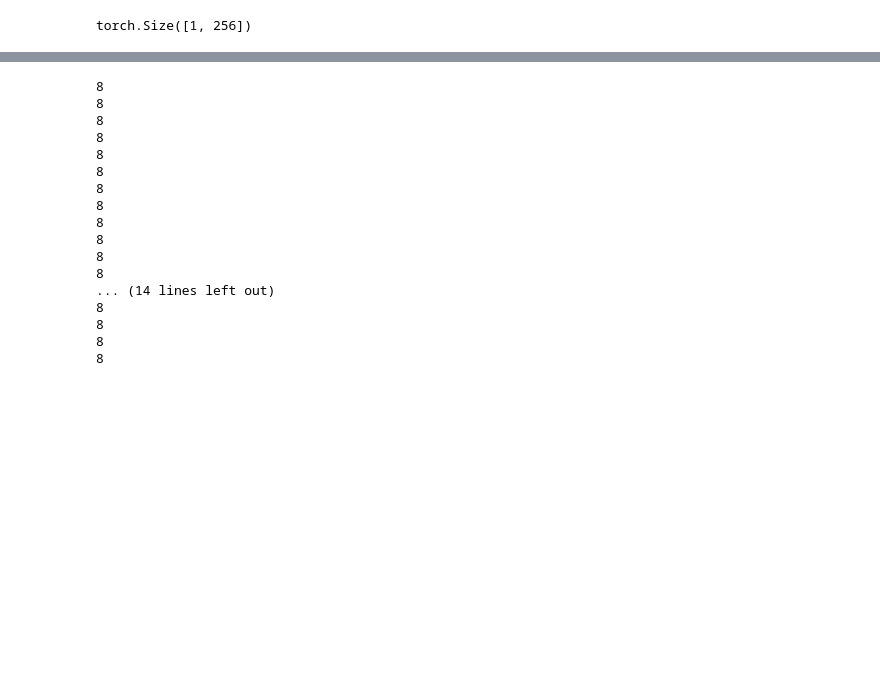
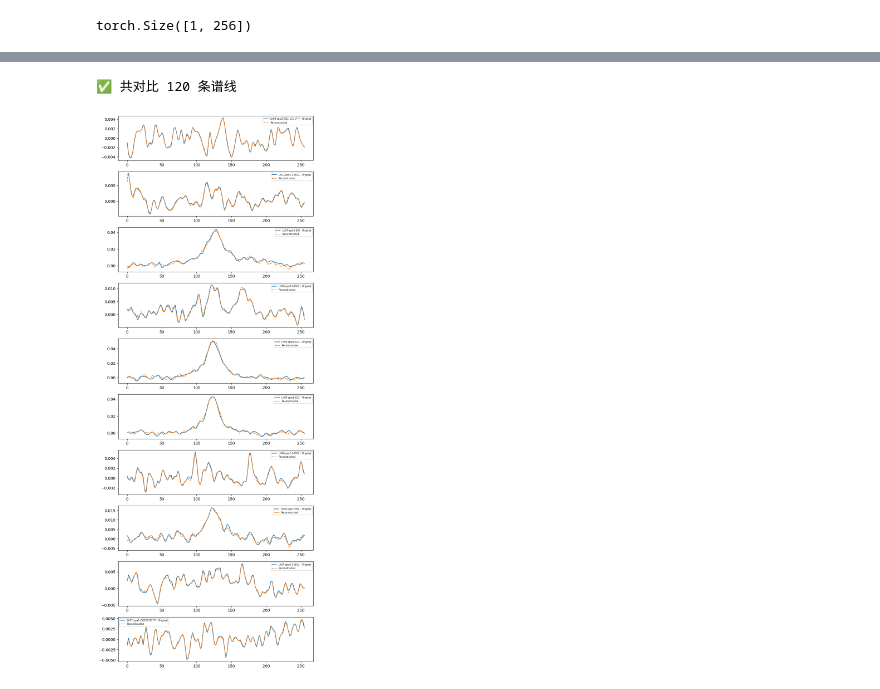
Before and after one commit to Neuvillette-Fontaine/spectrum-with-VAE, a Jupyter notebook: Untitled.ipynb, the cells around one changed output, grey strips where cells are left out. Cells and saved outputs as stored; diff of their text form; code cells hidden in the pictures; blank space fills up the shorter version.

```diff
--- a/Untitled.ipynb
+++ b/Untitled.ipynb
@@ -369,67 +639,50 @@ Epoch 12: avg loss = 5.8514
 # %%
 # ============================================
 # ✅ 可视化所有样本的原始谱线与重建谱线（修正版）
 # ============================================
 import matplotlib.pyplot as plt
 
 model.eval()
 all_original = []
 all_reconstructed = []
 all_names = []
 
 
 with torch.no_grad():
     for x_batch, names, scales_batch in dataloader:
-        print(len(x_batch))
-        print(len(scales_batch))
-#         x_batch = x_batch.to(DEVICE)
-#         scales_batch = scales_batch.to(DEVICE)
+        x_batch = x_batch.to(DEVICE)
+        scales_batch = scales_batch.to(DEVICE)
 
-#         recon_norm, _, _, _ = model(x_batch)
+        recon_norm, _, _, _ = model(x_batch)
 
-#         # ---- 关键！反归一化恢复原始幅度 ----
-#         original = x_batch * scales_batch
-#         recon = recon_norm * scales_batch
+        # ---- 关键！反归一化恢复原始幅度 ----
+        original = x_batch * scales_batch
+        recon = recon_norm * scales_batch
 
-#         all_original.append(original.cpu())
-#         all_reconstructed.append(recon.cpu())
-#         all_names.extend(names)
+        all_original.append(original.cpu())
+        all_reconstructed.append(recon.cpu())
+        all_names.extend(names)
 
-# # 合并成一个大 tensor
-# all_original = torch.cat(all_original, dim=0).numpy().squeeze(1)
-# all_reconstructed = torch.cat(all_reconstructed, dim=0).numpy().squeeze(1)
+# 合并成一个大 tensor
+all_original = torch.cat(all_original, dim=0).numpy().squeeze(1)
+all_reconstructed = torch.cat(all_reconstructed, dim=0).numpy().squeeze(1)
 
-# print(f"✅ 共对比 {len(all_names)} 条谱线")
+print(f"✅ 共对比 {len(all_names)} 条谱线")
 
-# # ==============================
-# # 绘制所有谱线（每条独立一行）
-# # ==============================
-# n = len(all_names)
-# plt.figure(figsize=(8, 2 * n))
+# ==============================
+# 绘制所有谱线（每条独立一行）
+# ==============================
+n = len(all_names)
+plt.figure(figsize=(8, 2 * n))
 
-# for i in range(5):
-#     plt.subplot(n, 1, i + 1)
-#     plt.plot(all_original[i], label=f"{all_names[i]} - Original")
-#     plt.plot(all_reconstructed[i], label="Reconstructed", linestyle="--")
-#     plt.legend(fontsize=6)
+for i in range(10):
+    plt.subplot(n, 1, i + 1)
+    plt.plot(all_original[i], label=f"{all_names[i]} - Original")
+    plt.plot(all_reconstructed[i], label="Reconstructed", linestyle="--")
+    plt.legend(fontsize=6)
 
-# plt.tight_layout()
-# plt.show()
+plt.tight_layout()
+plt.show()
 # %% [output]
-8
-8
-8
-8
-8
-8
-8
-8
-8
-8
-8
-8
-... (14 lines left out)
-8
-8
-8
-8
+✅ 共对比 120 条谱线
+[figure, added]
```
Also changed, not shown: parts of 3 cells of this notebook, 1 other file.
